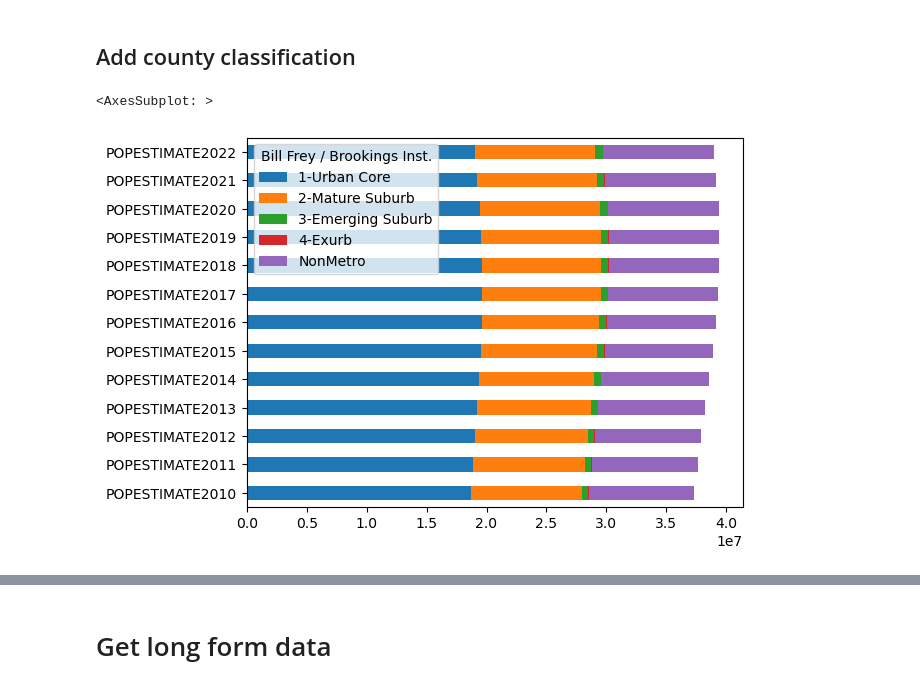
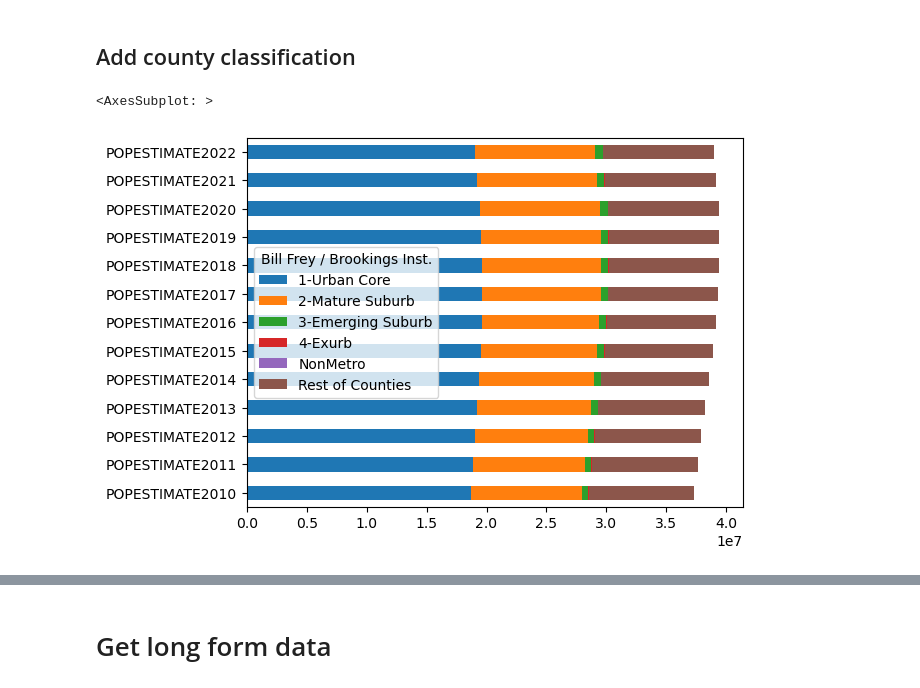
Before and after one commit to BayAreaMetro/regional_forecast, a Jupyter notebook: contextual/Demographics/county_population_post_covid.ipynb, the cells around one changed output, grey strips where cells are left out. Saved outputs shown, nothing was run; the diff lists cells and outputs as text; code cells hidden in the pictures.

```diff
--- a/contextual/Demographics/county_population_post_covid.ipynb
+++ b/contextual/Demographics/county_population_post_covid.ipynb
@@ -180,4 +184,9 @@ popest['region_2'] = popest.STCOUNTY.map(bayareareg_w_halo)
 popest['macroreg']=popest.STCOUNTY.map(ca_geos.set_index('GEOID').macroreg)
 # %% [markdown]
 ## Add county classification
+# %%
+for klass in ['Bill Frey / Brookings Inst.','Jed Kolko / Indeed','Bill Bishop / Daily Yonder']:
+    popest[klass]=popest.STCOUNTY.map(county_class.set_index('STCOUNTY')[klass])
+    popest[klass]=popest[klass].fillna('Rest of Counties')
+    popest[klass]=popest[klass].astype(pd.CategoricalDtype(categories=klass_order[klass],ordered=True))
 # %%
@@ -187,6 +196,6 @@ popest_class.update(popest_class[[ 'Bill Frey / Brookings Inst.',
 # %%
 # high level summary - urban core grows a bit, then recedes again
-popest_class.query('STATE==6').groupby(['Bill Frey / Brookings Inst.']).sum().filter(regex='POPEST').T.plot(kind='barh',stacked=True)
+popest.query('STATE==6').groupby(['Bill Frey / Brookings Inst.']).sum().filter(regex='POPEST').T.plot(kind='barh',stacked=True)
 # %% [output]
 <AxesSubplot: >
-[figure, old version]
+[figure, new version]
```
Also changed, not shown: parts of 16 cells of this notebook.
